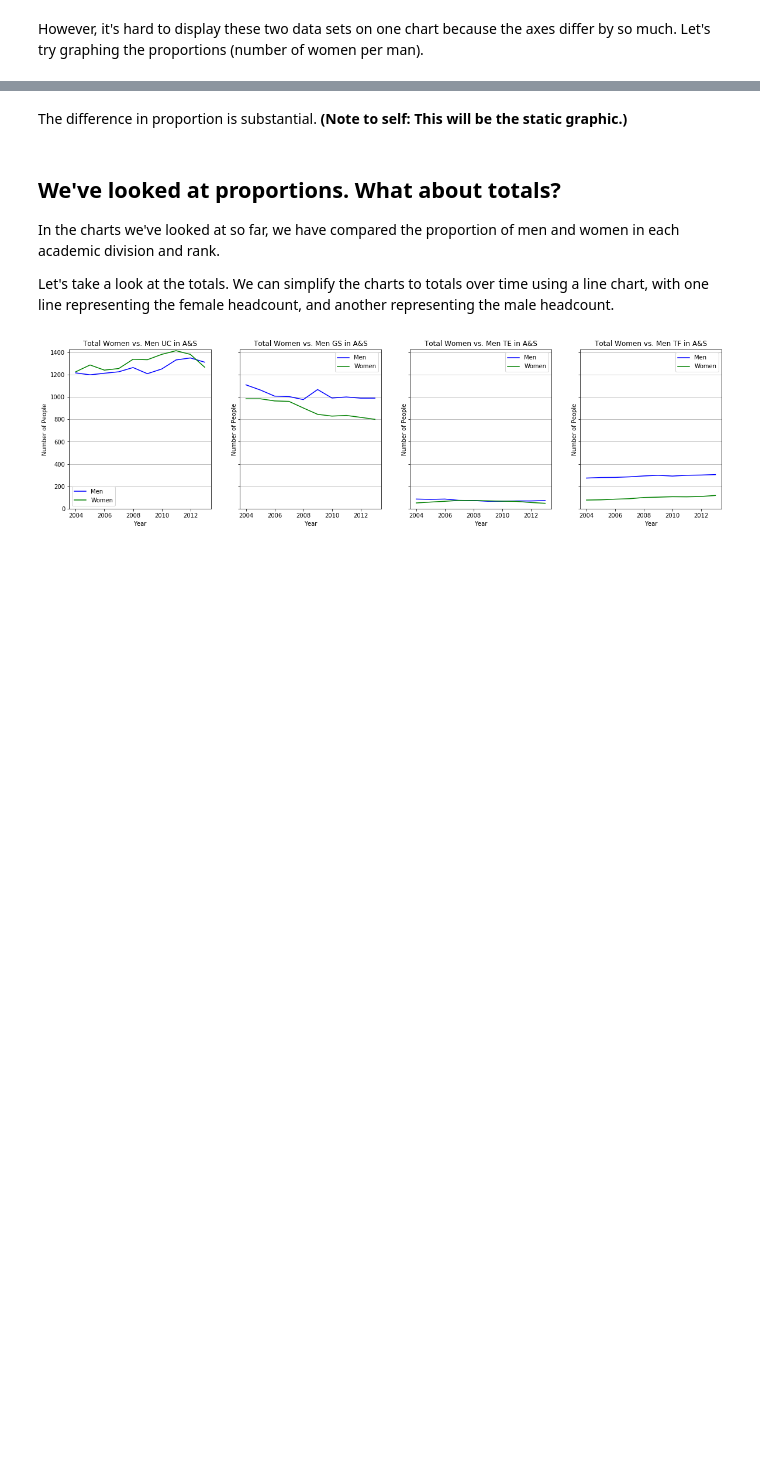
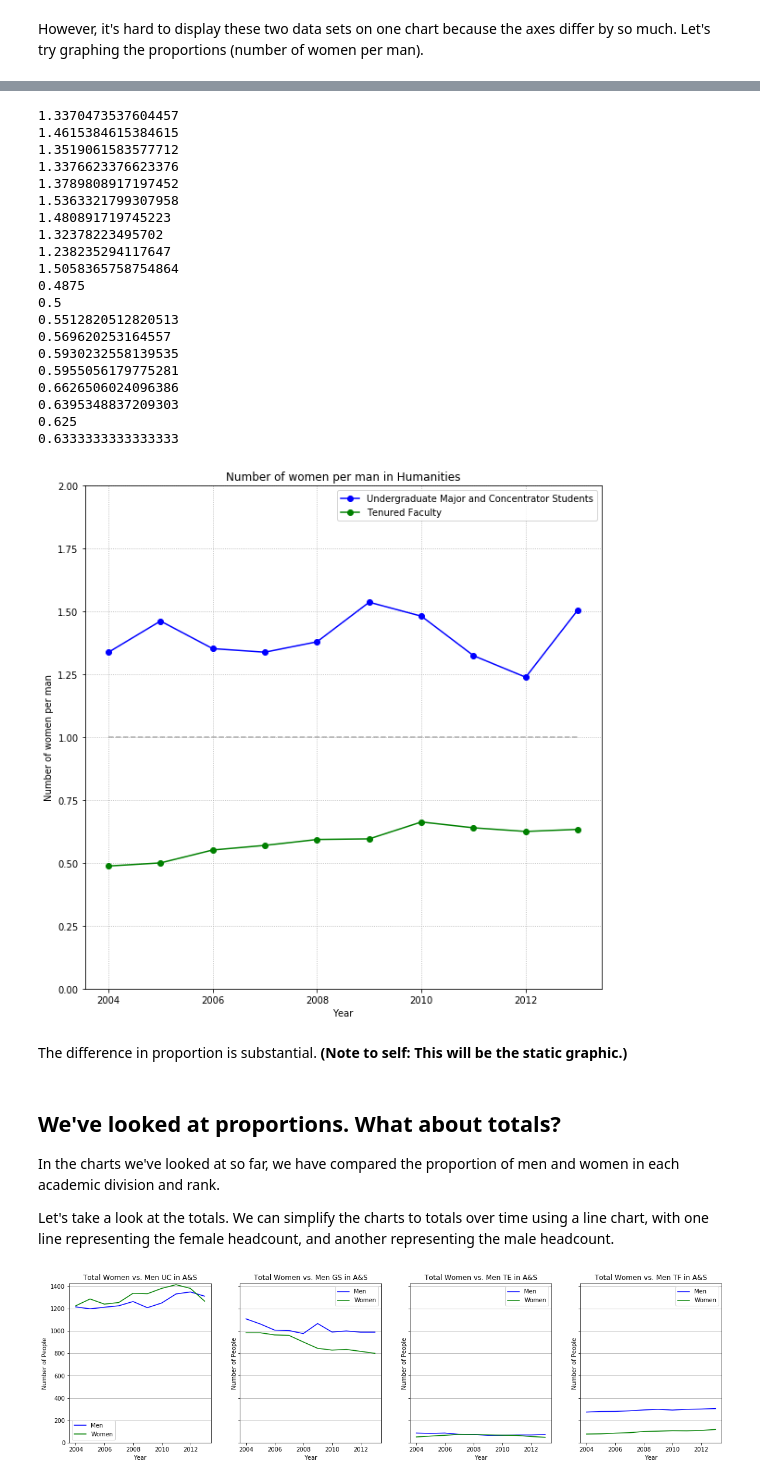
Before and after one commit to jsonkao/CU-female-representation, a Jupyter notebook: notebooks/female-representation.ipynb, the cells around one changed output, grey strips where cells are left out. Drawn from its saved outputs; the diff is of its cells as text; code cells hidden in the pictures; blank space fills up the shorter version.

```diff
--- a/notebooks/female-representation.ipynb
+++ b/notebooks/female-representation.ipynb
@@ -150,3 +94,61 @@ dtype: float64
+# %%
+def plotDisparity(plot, div, abbreviate=True, years=YEARS):
+    labelIndex = 1 if abbreviate else 0
+    plot.set_title(
+        'Number of women per man in {}'.format(
+            divisions[div][labelIndex]
+        )
+    )
+
+    maxProp = 2 #max(womenPerMan)*1.1
+    plot.axis(ymin=0,ymax=maxProp if maxProp > 1 else 1.1)
+    plot.set_xlabel('Year')
+    plot.set_ylabel('Number of women per man')
+
+    plot.grid(linestyle='dotted')
+
+    # graph equality line
+    plot.plot([years[0], years[-1]], [1, 1], linestyle='--', marker='', color='#aaaaaa')
+
+    for r in range(2):
+        plotProportions(plot, div, r * 3, ['b','g'][r], ranks[r*3][labelIndex])
+
+    plot.legend()
+
+def plotProportions(plot, div, rank, color, label):
+    table = requestTable(div, rank, years=YEARS)
+    womenPerMan = table['Women'] / table['Men']
+    print('\n'.join(str(x) for x in list(womenPerMan)))
+    plot.plot(table['Year'], womenPerMan, marker='o', color=color, label=label)
+
+
+fig, ax_lst = plt.subplots(1, 1, figsize=(10,10))
+plotDisparity(ax_lst, 1, abbreviate=False)
+
+# data for charts available here:
+# https://docs.google.com/spreadsheets/d/1vX_t6HtxZjPXLaRRiWkWmsPKHn2jAv93y_ryYzUFzKU/edit?usp=sharing
+# %% [output]
+1.3370473537604457
+1.4615384615384615
+1.3519061583577712
+1.3376623376623376
+1.3789808917197452
+1.5363321799307958
+1.480891719745223
+1.32378223495702
+1.238235294117647
+1.5058365758754864
+0.4875
+0.5
+0.5512820512820513
+0.569620253164557
+0.5930232558139535
+0.5955056179775281
+0.6626506024096386
+0.6395348837209303
+0.625
+0.6333333333333333
+[figure, added]
 # %% [markdown]
 The difference in proportion is substantial. **(Note to self: This will be the static graphic.)**
 # %% [markdown]
```
Also changed, not shown: parts of 2 cells of this notebook.
